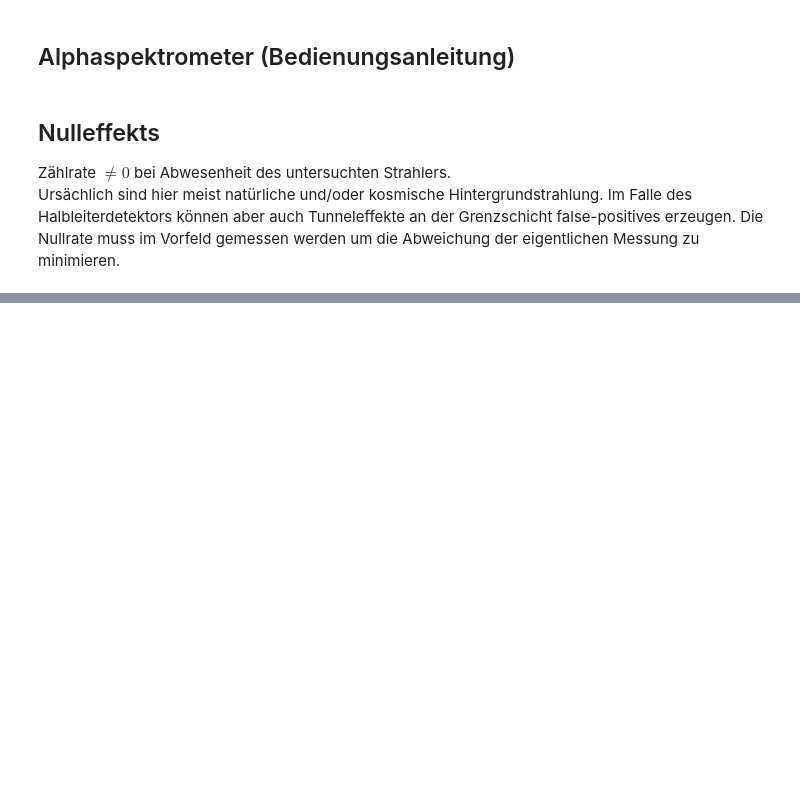
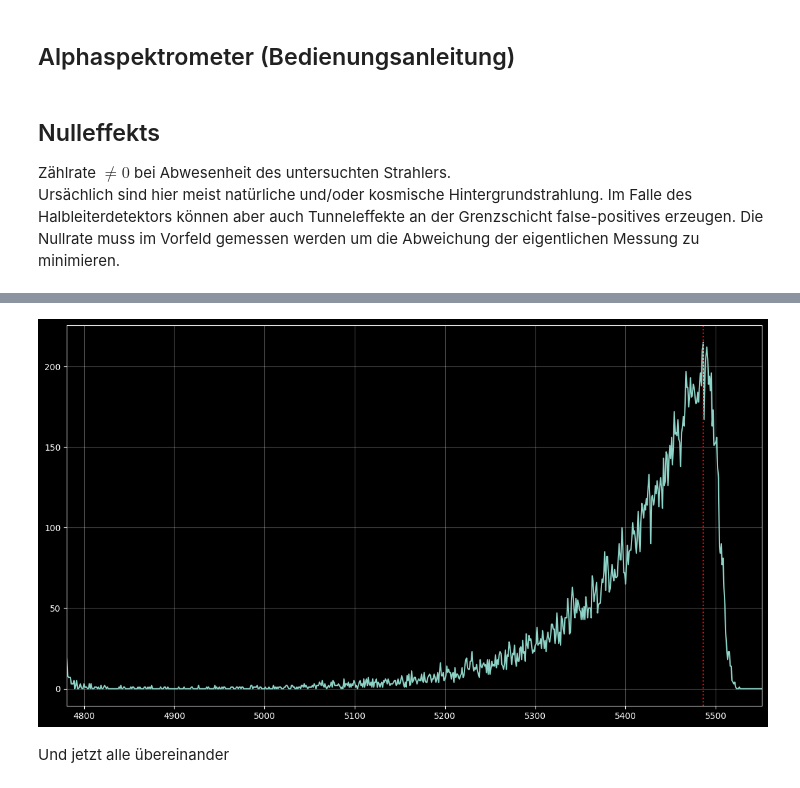
Before and after one commit to HateFindingNames/RadiationProtection_DetectorTechnology, a Jupyter notebook: V11/V11.ipynb, the cells around one changed output, grey strips where cells are left out. Saved outputs shown, nothing was run; the diff lists cells and outputs as text; code cells hidden in the pictures; blank space fills up the shorter version.

```diff
--- a/V11/V11.ipynb
+++ b/V11/V11.ipynb
@@ -47,0 +192,16 @@ Ursächlich sind hier meist natürliche und/oder kosmische Hintergrundstrahlung.
+# %%
+def PlotRange(frame, lthreshold, rthreshold, lmargin=0, rmargin=0):
+    pulses = frame["Impulse"].to_numpy() # we know this already
+
+    # some sanity checks
+    if np.argmax(pulses > lthreshold) - lmargin < 1: # left hand side
+        print("Lower limit out ouf boundary. Set to Zero.")
+        first = frame["Energie(keV)"][1]
+    else:
+        first = frame["Energie(keV)"][np.argmax(pulses > lthreshold) - lmargin] # get lower energy
+    if len(frame) + rmargin - 1 - np.argmax(pulses[::-1] > rthreshold) > len(frame): # right hand side
+        print("Lower limit out ouf boundary. Set to max.")
+        last = frame["Energie(keV)"][len(frame)-1]
+    else:
+        last = frame["Energie(keV)"][len(frame) + rmargin - 1 - np.argmax(pulses[::-1] > rthreshold)] # get upper energy
+    return (first,last)
@@ -47,0 +213,17 @@ Ursächlich sind hier meist natürliche und/oder kosmische Hintergrundstrahlung.
+# %%
+# Nightowl mode
+plt.style.use("default")
+plt.style.use("dark_background")
+
+fig, ax = plt.subplots(figsize=(30*cm, 30*(9/16)*cm))
+
+ax.plot(Am_wo_vac_mod["Energie(keV)"], Am_wo_vac_mod["Impulse"])
+ax.set_xlim(PlotRange(Am_wo_vac_mod, 3, 3, 0, 30))
+ax.axvline(x=5486, linestyle="dotted", label="Erwartete Energie", color="#FF0000")
+ax.grid(axis='both', alpha=.3)
+
+plt.tight_layout()
+# %% [output]
+[figure, added]
+# %% [markdown]
+Und jetzt alle übereinander
```
Also changed, not shown: parts of 19 cells of this notebook, 6 other files.
